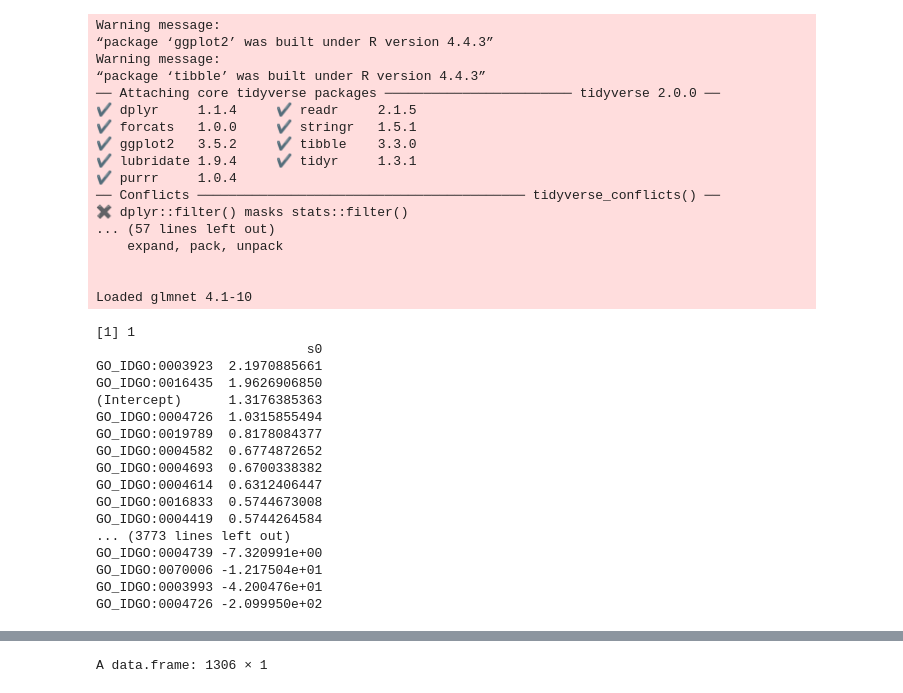
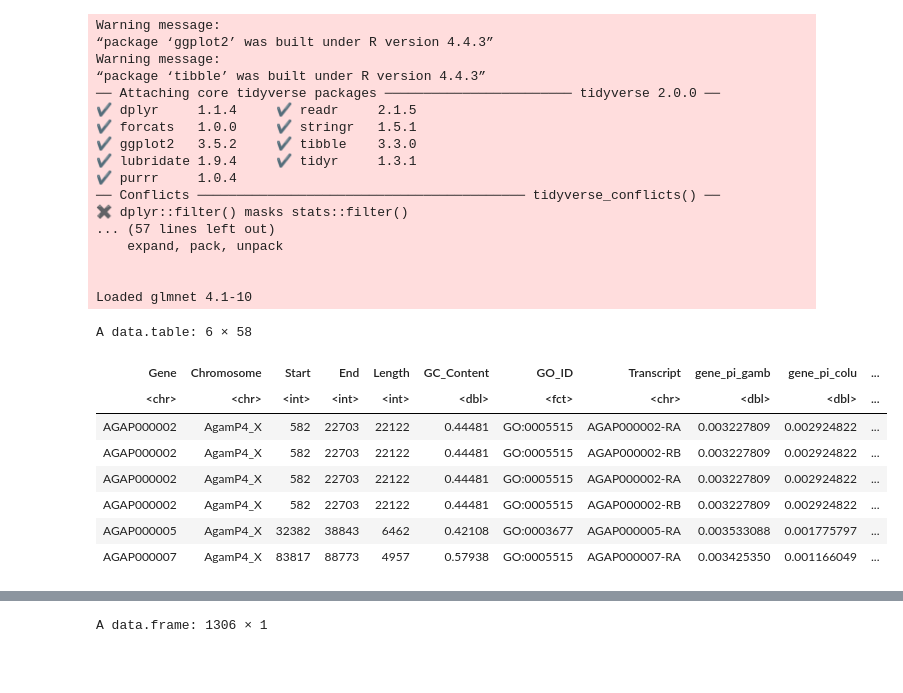
Before and after one commit to clararehmann/geans, a Jupyter notebook: go_terms.ipynb, the cells around one changed output, grey strips where cells are left out. Drawn from its saved outputs; the diff is of its cells as text; code cells hidden in the pictures; blank space fills up the shorter version.

```diff
--- a/go_terms.ipynb
+++ b/go_terms.ipynb
@@ -27,53 +27,50 @@ process_df <- function(df) {
     df$GO_ID <- as.factor(df$GO_ID)
     df <- df %>% pivot_longer(cols = c("div_d_gamb", "div_d_colu", "div_d_arab"), names_to = "Species", values_to = "Polymorphism")
     df$Species <- as.factor(df$Species)
-    df <- df[!is.na(df$Polymorphism) & !is.infinite(df$Polymorphism),]
+    df <- df[!is.na(df$Polymorphism) & !is.infinite(df$Polymorphism) & df$Polymorphism > 0,]
     df$Level <- as.factor(df$Level)
     return(df)
 }
 
-lambda_cv <- function(df){
+lambda_cv <- function(df, alpha=1) {
     df_matrix <- model.matrix(~GO_ID, data=df)
 
-    divergence_vector <- df$Polymorphism
+    divergence_vector <- df$residuals
     lambda_seq <- 10^seq(3, -3, by=-0.1)
 
-    cv_output <- cv.glmnet(df_matrix, divergence_vector, alpha=1, lambda=lambda_seq, nfolds=10)
+    cv_output <- cv.glmnet(df_matrix, divergence_vector, alpha=alpha, lambda=lambda_seq, nfolds=10)
     best_lambda <- cv_output$lambda.min
     return(best_lambda)
 }
+
+lasso_regress <- function(df, alpha, lambda){
+    df_matrix <- model.matrix(~GO_ID, data=df)
+    divergence_vector <- df$residuals
+
+    lasso_model <- glmnet(df_matrix, divergence_vector, alpha=alpha, lambda=lambda)
+    coefficients <- as.data.frame(as.matrix(coef(lasso_model)))
+    colnames(coefficients) <- "Coefficient"
+    coefficients <- rownames_to_column(coefficients, var="GO_ID")
+    non_zero_coefficients <- coefficients[coefficients$Coefficient != 0,]
+    return(non_zero_coefficients)
+}
 # %%
 fdf <- process_df('out/gamb_colu_arab_Function_terms_stats.csv')
 fdfG <- fdf[fdf$Species == "div_d_gamb",]
 fdfA <- fdf[fdf$Species == "div_d_arab",]
 fdfC <- fdf[fdf$Species == "div_d_colu",]
-i=1
-for (f in list(fdfG, fdfA, fdfC)) {
-    mat <- model.matrix(Polymorphism ~ 0 + GO_ID, data=f)
-    lass <- glmnet(mat, f$Polymorphism, alpha=1, lambda=0.0015)
-    print(i)
-    print(as.data.frame(as.matrix(coef(lass))) %>%
-        arrange(desc(s0)))
-    i <- i + 1
-}
-#fdf_matrix <- model.matrix(Polymorphism ~ 0 + GO_ID * Species, data=fdf)
-#lass <- glmnet(fdf_matrix, fdf$Polymorphism, alpha=1, lambda=1)
-#as.data.frame(as.matrix(coef(lass))) %>% arrange(desc(s0))
+covar <- fread('out/gamb/gene_covariates.txt')
+fdfG <- merge(covar, fdfG)
+fdfG$Sexchrom <- FALSE
+fdfG[fdfG$Chromosome == "AgamP4_X",]$Sexchrom <- TRUE
+head(fdfG)
 # %% [output]
-[1] 1
-                           s0
-GO_IDGO:0003923  2.1970885661
-GO_IDGO:0016435  1.9626906850
-(Intercept)      1.3176385363
-GO_IDGO:0004726  1.0315855494
-GO_IDGO:0019789  0.8178084377
-GO_IDGO:0004582  0.6774872652
-GO_IDGO:0004693  0.6700338382
-GO_IDGO:0004614  0.6312406447
-GO_IDGO:0016833  0.5744673008
-GO_IDGO:0004419  0.5744264584
-... (3773 lines left out)
-GO_IDGO:0004739 -7.320991e+00
-GO_IDGO:0070006 -1.217504e+01
-GO_IDGO:0003993 -4.200476e+01
-GO_IDGO:0004726 -2.099950e+02
+A data.table: 6 × 58
+| Gene | Chromosome | Start | End | Length | GC_Content | GO_ID | Transcript | gene_pi_gamb | gene_pi_colu | ... |
+| <chr> | <chr> | <int> | <int> | <int> | <dbl> | <fct> | <chr> | <dbl> | <dbl> | ... |
+| AGAP000002 | AgamP4_X | 582 | 22703 | 22122 | 0.44481 | GO:0005515 | AGAP000002-RA | 0.003227809 | 0.002924822 | ... |
+| AGAP000002 | AgamP4_X | 582 | 22703 | 22122 | 0.44481 | GO:0005515 | AGAP000002-RB | 0.003227809 | 0.002924822 | ... |
+| AGAP000002 | AgamP4_X | 582 | 22703 | 22122 | 0.44481 | GO:0005515 | AGAP000002-RA | 0.003227809 | 0.002924822 | ... |
+| AGAP000002 | AgamP4_X | 582 | 22703 | 22122 | 0.44481 | GO:0005515 | AGAP000002-RB | 0.003227809 | 0.002924822 | ... |
+| AGAP000005 | AgamP4_X | 32382 | 38843 | 6462 | 0.42108 | GO:0003677 | AGAP000005-RA | 0.003533088 | 0.001775797 | ... |
+| AGAP000007 | AgamP4_X | 83817 | 88773 | 4957 | 0.57938 | GO:0005515 | AGAP000007-RA | 0.003425350 | 0.001166049 | ... |
```
Also changed, not shown: parts of 6 cells of this notebook, 2 other files.
